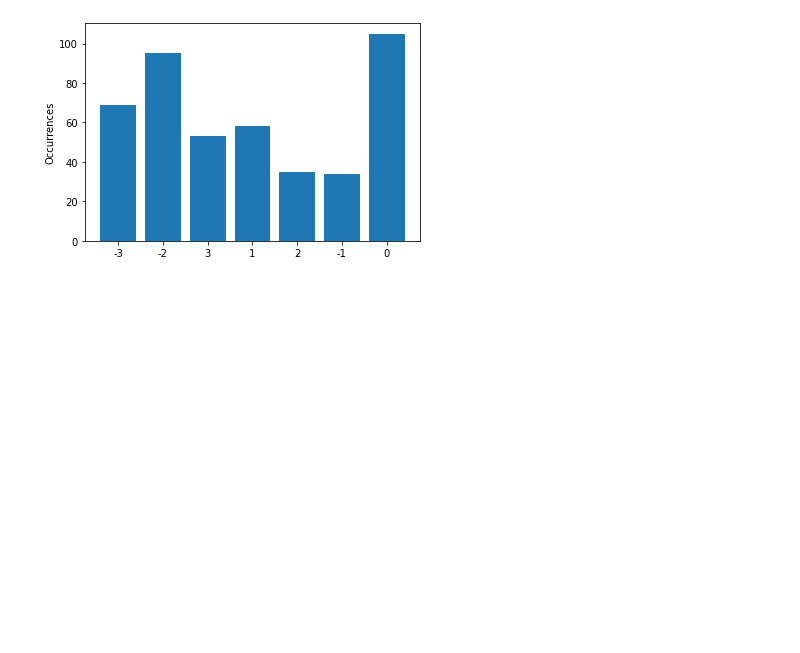
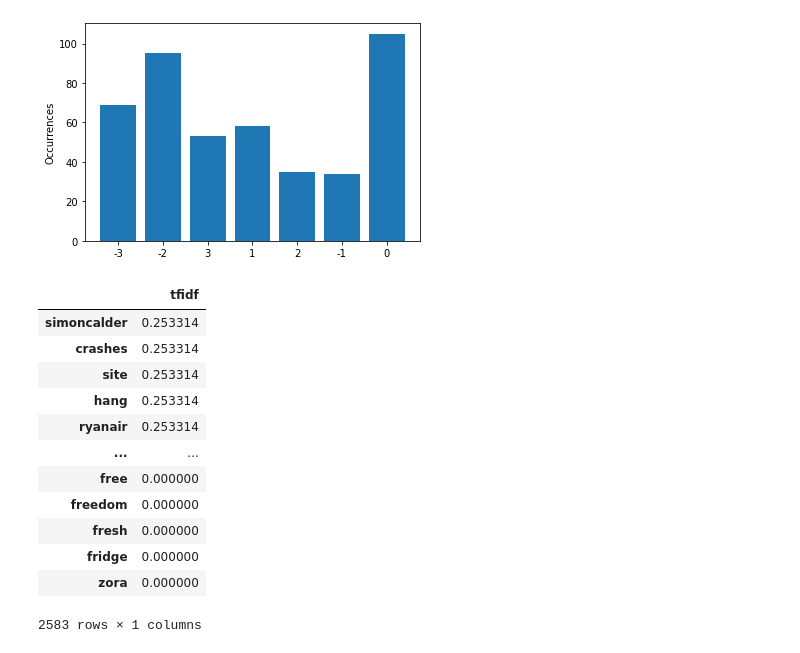
Before and after one commit to TitoGrine/IART_Project, a Jupyter notebook: Project_2/sentiment_analysis.ipynb, the cells around one changed output. Cells and saved outputs as stored; diff of their text form; code cells hidden in the pictures; blank space fills up the shorter version.

```diff
--- a/Project_2/sentiment_analysis.ipynb
+++ b/Project_2/sentiment_analysis.ipynb
@@ -27,3 +27,31 @@ plt.ylabel('Occurrences')
 plt.show()
 # %% [output]
 [figure]
+# %%
+import pandas as pd
+from sklearn.feature_extraction.text import TfidfVectorizer
+corpus = map(lambda x: x.tweet, data)
+
+tfidf_vectorizer = TfidfVectorizer()
+tfidf_vectorizer_vectors = tfidf_vectorizer.fit_transform(corpus)
+
+# get the first vector out (for the first document)
+first_vector_tfidfvectorizer=tfidf_vectorizer_vectors[0]
+
+# place tf-idf values in a pandas data frame
+tfidf_df = pd.DataFrame(first_vector_tfidfvectorizer.T.todense(), index=tfidf_vectorizer.get_feature_names(), columns=["tfidf"])
+tfidf_df.sort_values(by=["tfidf"],ascending=False)
+# %% [output]
+|  | tfidf |
+| simoncalder | 0.253314 |
+| crashes | 0.253314 |
+| site | 0.253314 |
+| hang | 0.253314 |
+| ryanair | 0.253314 |
+| ... | ... |
+| free | 0.000000 |
+| freedom | 0.000000 |
+| fresh | 0.000000 |
+| fridge | 0.000000 |
+| zora | 0.000000 |
+2583 rows × 1 columns
```
Also changed, not shown: parts of 1 cell of this notebook.
